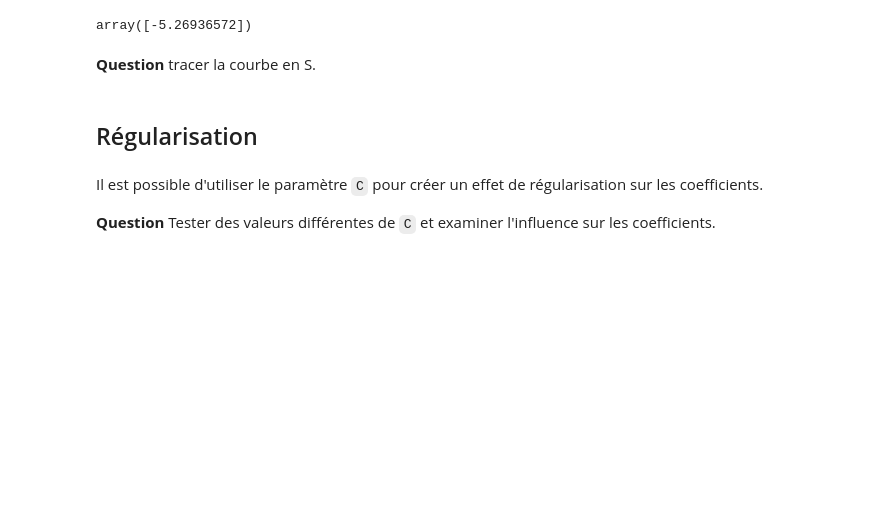
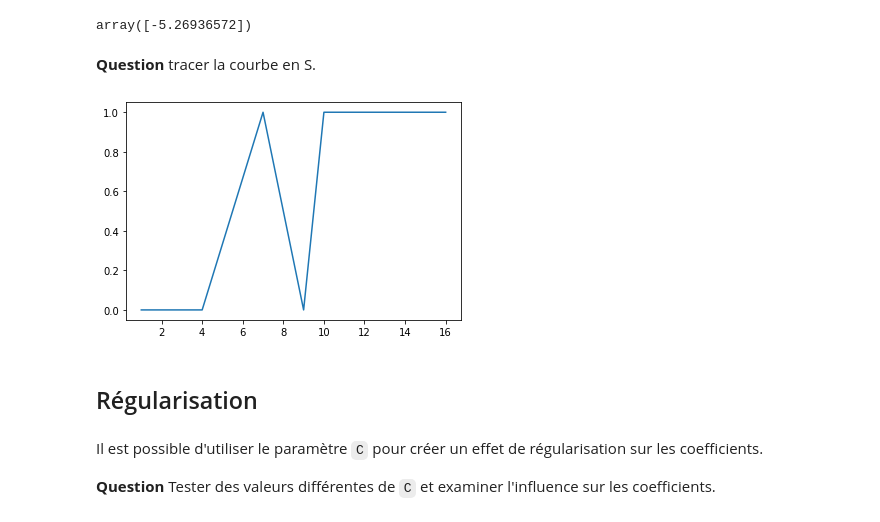
Before and after one commit to Ghalia671/MODULE1, a Jupyter notebook: Ghalia_3_1_exercice_régression_logistique.ipynb, the cells around one changed output. Drawn from its saved outputs; the diff is of its cells as text; code cells hidden in the pictures; blank space fills up the shorter version.

```diff
--- a/Ghalia_3_1_exercice_régression_logistique.ipynb
+++ b/Ghalia_3_1_exercice_régression_logistique.ipynb
@@ -58,6 +85,11 @@ clf.intercept_
 array([-5.26936572])
 # %% [markdown]
 **Question** tracer la courbe en S.
+# %%
+plt.plot(X,y)
+plt.show()
+# %% [output]
+[figure, added]
 # %% [markdown]
 ## Régularisation
 # %% [markdown]
```
Also changed, not shown: parts of 11 cells of this notebook.
